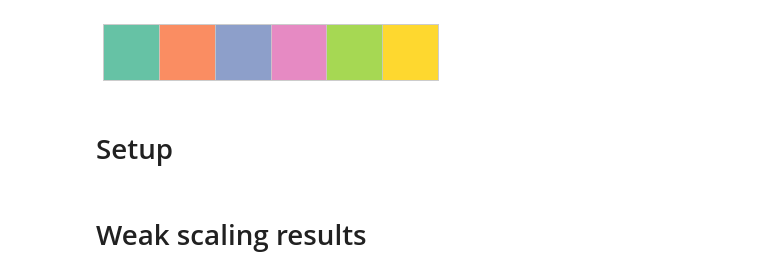
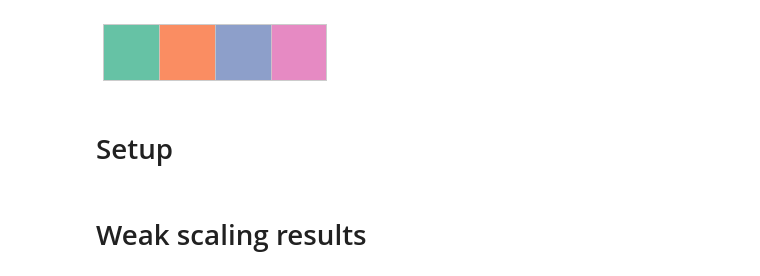
Before and after one commit to mawussi/Deliverables, a Jupyter notebook: m18_reports/one-sided/data/one_sided_plots.ipynb, the cells around one changed output. Cells and saved outputs as stored; diff of their text form; code cells hidden in the pictures.

```diff
--- a/m18_reports/one-sided/data/one_sided_plots.ipynb
+++ b/m18_reports/one-sided/data/one_sided_plots.ipynb
@@ -11,28 +11,28 @@ import seaborn as sns
 # %%
 sns.set_context('paper', font_scale=1.7)
 sns.set_style('whitegrid')
 #mpl.rc('font', **{'family':'serif', 'serif':['Computer Modern Roman'],
 #                                'monospace': ['Computer Modern Typewriter']})
 params = {'backend': 'pdf',
           #'axes.labelsize': 8,
           'font.size': 10,
           'legend.fontsize': 8,
           #'xtick.labelsize': 8,
           #'ytick.labelsize': 8,
 #          'text.usetex': True,
           #'figure.figsize': fig_size,
           'axes.unicode_minus': True,
           'image.cmap': 'plasma'}
 plt.rc('font', family='serif', serif='Times')
 plt.rc('text', usetex=True)
 plt.rc('xtick', labelsize=8)
 plt.rc('ytick', labelsize=8)
 plt.rc('axes', labelsize=8)
 mpl.rcParams.update(params)
-sns.set_palette(sns.color_palette("Set2", 6))
-sns.palplot(sns.color_palette("Set2", 6))
+sns.set_palette(sns.color_palette("Set2", 4))
+sns.palplot(sns.color_palette("Set2", 4))
 # %% [output]
-[figure, old version]
+[figure, new version]
 # %% [markdown]
 # Setup
 # %%
```
Also changed, not shown: parts of 2 cells of this notebook, 10 other files.
